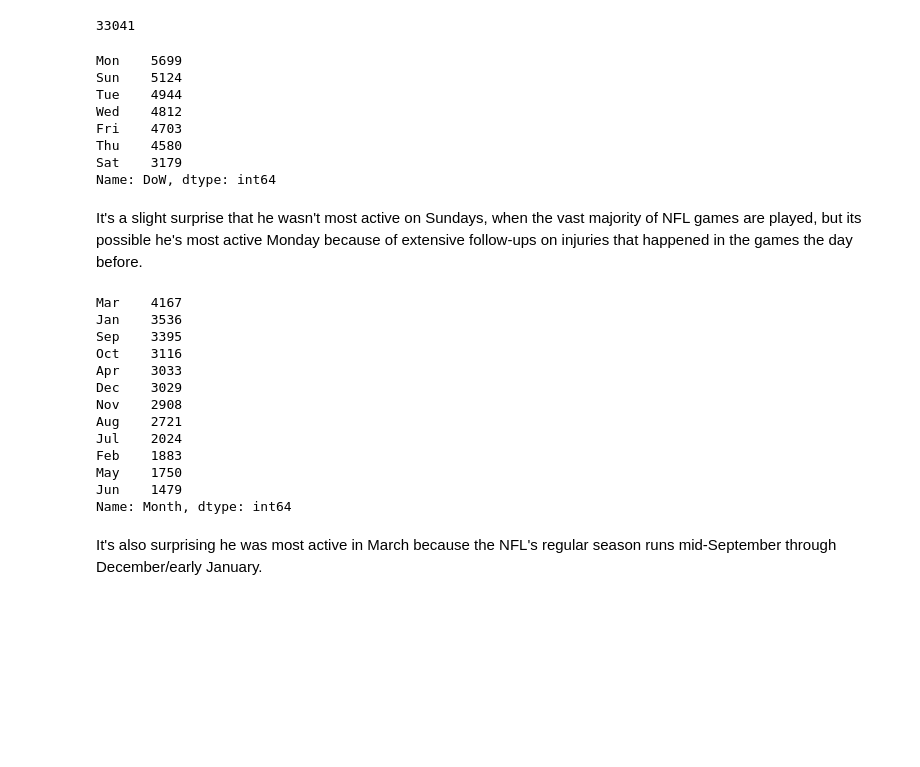
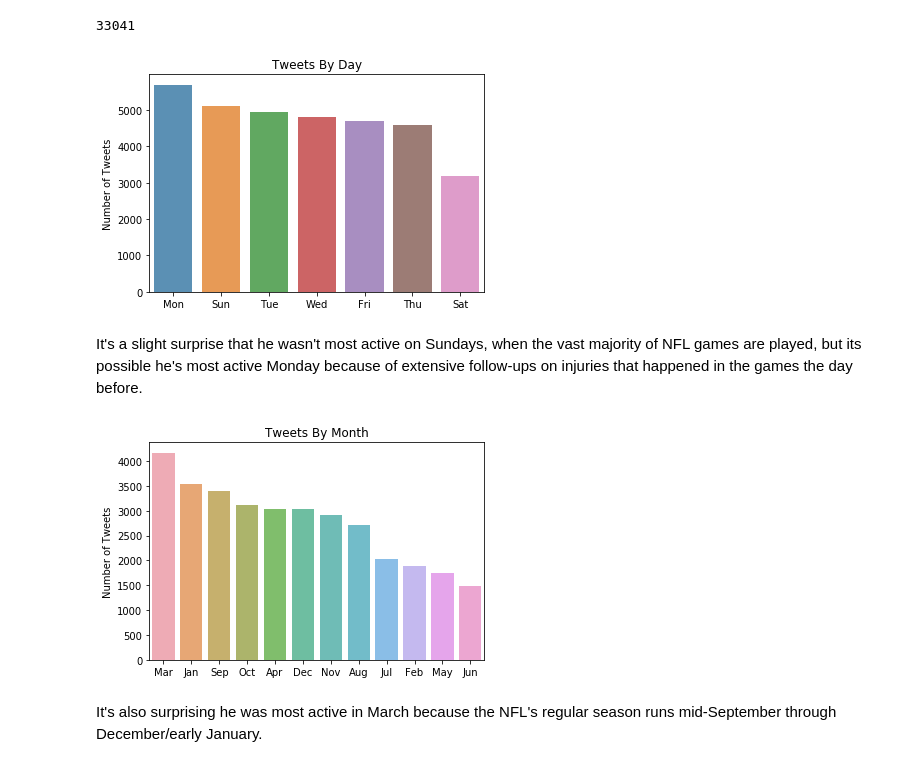
Before and after one commit to lelarson/Springboard, a Jupyter notebook: CP1 Data Story.ipynb, the cells around one changed output. Cells and saved outputs as stored; diff of their text form; code cells hidden in the pictures; blank space fills up the shorter version.

```diff
--- a/CP1 Data Story.ipynb
+++ b/CP1 Data Story.ipynb
@@ -68,35 +70,24 @@ df.head()
 len(df)
 # %% [output]
 33041
-# %%
-df['DoW'].value_counts()
-# %% [output]
-Mon    5699
-Sun    5124
-Tue    4944
-Wed    4812
-Fri    4703
-Thu    4580
-Sat    3179
-Name: DoW, dtype: int64
+# %%
+byday = df['DoW'].value_counts()
+sns.barplot(byday.index, byday.values, alpha=0.8)
+plt.title("Tweets By Day")
+plt.ylabel("Number of Tweets")
+plt.show()
+# %% [output]
+[figure, added]
 # %% [markdown]
 It's a slight surprise that he wasn't most active on Sundays, when the vast majority of NFL games are played, but its possible he's most active Monday because of extensive follow-ups on injuries that happened in the games the day before.
-# %%
-df['Month'].value_counts()
-# %% [output]
-Mar    4167
-Jan    3536
-Sep    3395
-Oct    3116
-Apr    3033
-Dec    3029
-Nov    2908
-Aug    2721
-Jul    2024
-Feb    1883
-May    1750
-Jun    1479
-Name: Month, dtype: int64
+# %%
+bymonth = df['Month'].value_counts()
+sns.barplot(bymonth.index, bymonth.values, alpha=0.8)
+plt.title("Tweets By Month")
+plt.ylabel("Number of Tweets")
+plt.show()
+# %% [output]
+[figure, added]
 # %% [markdown]
 It's also surprising he was most active in March because the NFL's regular season runs mid-September through December/early January.
 # %%
```
Also changed, not shown: parts of 18 cells of this notebook.
